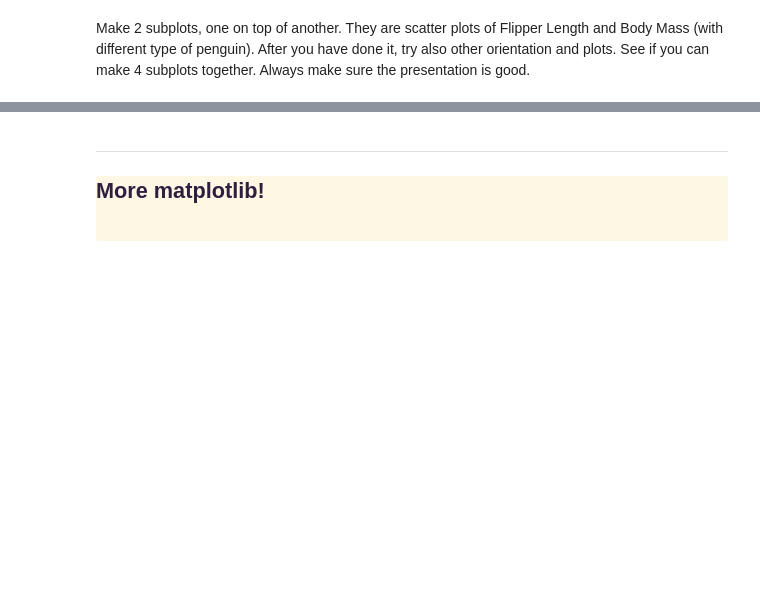
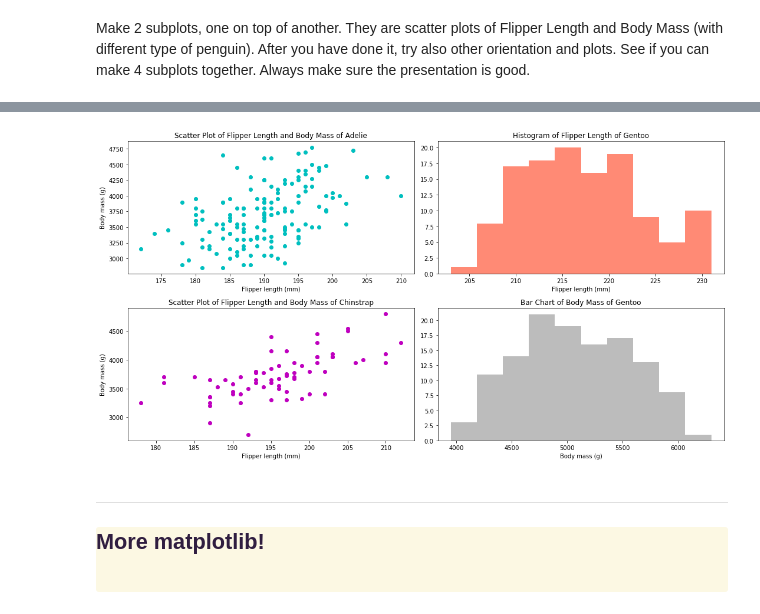
Before and after one commit to biljana-zobenica/beginners-data-workshop, a Jupyter notebook: notebooks/3.1 Visualization with Matplotlib.ipynb, the cells around one changed output, grey strips where cells are left out. Cells and saved outputs as stored; diff of their text form; code cells hidden in the pictures; blank space fills up the shorter version.

```diff
--- a/notebooks/3.1 Visualization with Matplotlib.ipynb
+++ b/notebooks/3.1 Visualization with Matplotlib.ipynb
@@ -335,3 +353,30 @@ Make 2 subplots, one on top of another. They are scatter plots of Flipper Length
+# %%
+fig, [[ax0, ax1], [ax2, ax3]]=plt.subplots(nrows=2, ncols=2, figsize=(15,8))
+
+# not working: fig, (ax0, ax1, ax2, ax3)=plt.subplots(nrows=2, ncols=2, figsize=(15,8))
+
+ax0.scatter(df_adelie['flipper_length_mm'], df_adelie['body_mass_g'], color='c')
+ax0.set_xlabel('Flipper length (mm)')
+ax0.set_ylabel('Body mass (g)')
+ax0.set_title('Scatter Plot of Flipper Length and Body Mass of Adelie')
+
+ax1.hist(df_gentoo['flipper_length_mm'], color='tomato', alpha=.75)
+ax1.set_xlabel('Flipper length (mm)')
+ax1.set_title('Histogram of Flipper Length of Gentoo')
+
+ax2.scatter(df_chinstrap['flipper_length_mm'], df_chinstrap['body_mass_g'], color='m')
+ax2.set_xlabel('Flipper length (mm)')
+ax2.set_ylabel('Body mass (g)')
+ax2.set_title('Scatter Plot of Flipper Length and Body Mass of Chinstrap')
+
+ax3.hist(df_gentoo['body_mass_g'], color='0.65', alpha=.75)
+ax3.set_xlabel('Body mass (g)')
+ax3.set_title('Bar Chart of Body Mass of Gentoo')
+
+plt.tight_layout()
+plt.show()
+# %% [output]
+[figure, added]
 # %% [markdown]
 ---
 
```
Also changed, not shown: parts of 2 cells of this notebook.
